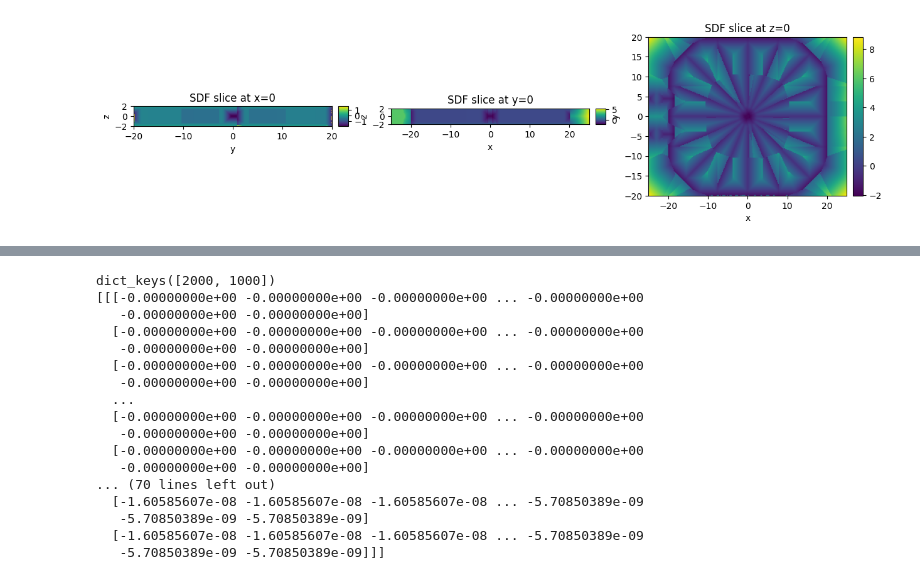
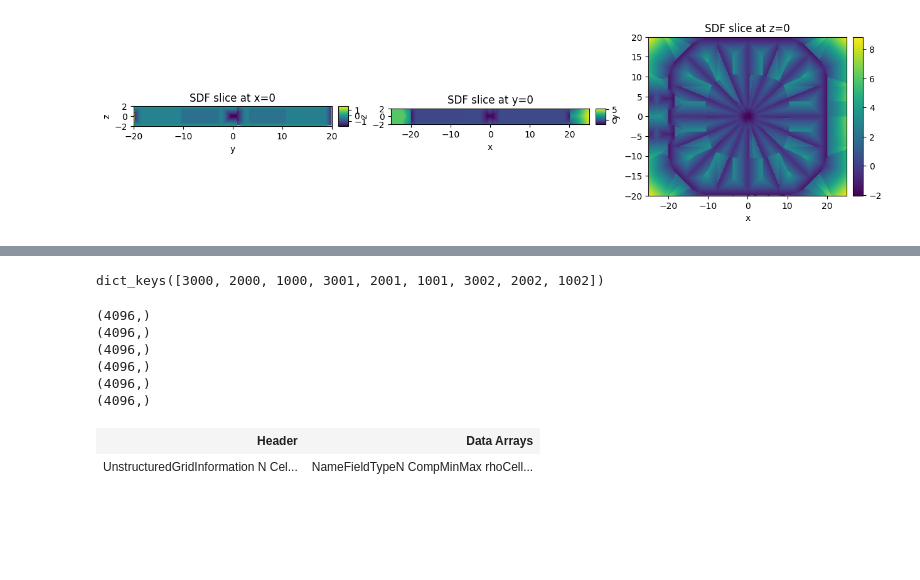
Before and after one commit to pasteurlabs/tesseract-jax, a Jupyter notebook: examples/ansys/optim_grid.ipynb, the cells around one changed output, grey strips where cells are left out. Saved outputs shown, nothing was run; the diff lists cells and outputs as text; code cells hidden in the pictures; blank space fills up the shorter version.

```diff
--- a/examples/ansys/optim_grid.ipynb
+++ b/examples/ansys/optim_grid.ipynb
@@ -374,16 +410,22 @@ Mesh points: 4894, Mesh faces: 3648
 # Lets export it to a .vtk using pyvista
 
 
-def hex_to_pyvista(pts: np.ndarray, faces: np.ndarray) -> pv.UnstructuredGrid:
+def hex_to_pyvista(
+    pts: jax.typing.ArrayLike, faces: jax.typing.ArrayLike, cell_data: dict
+) -> pv.UnstructuredGrid:
     """Convert hex mesh defined by points and faces into a PyVista UnstructuredGrid.
 
     Args:
         pts: Array of point coordinates, shape (N, 3).
         faces: Array of hexahedral cell connectivity, shape (M, 8).
+        cell_data: additional cell center data.
 
     Returns:
         PyVista mesh representing the hexahedral grid.
     """
+    pts = np.array(pts)
+    faces = np.array(faces)
+
     # Define the cell type for hexahedrons (VTK_HEXAHEDRON = 12)
     cell_type = pv.CellType.HEXAHEDRON
     cell_types = np.array([cell_type] * faces.shape[0], dtype=np.uint8)
@@ -397,14 +439,20 @@ def hex_to_pyvista(pts: np.ndarray, faces: np.ndarray) -> pv.UnstructuredGrid:
     # Flatten the cells array for PyVista
     cells = cells.flatten()
 
-    return pv.UnstructuredGrid(cells, cell_types, pts)
+    mesh = pv.UnstructuredGrid(cells, cell_types, pts)
+
+    # Add cell data
+    for name, data in cell_data.items():
+        mesh.cell_data[name] = data
+
+    return mesh
 
 
 # convert arrays to numpy
 pts_np = np.array(adaptive_mesh["points"])
 cells_np = np.array(adaptive_mesh["faces"])
 
-hex_mesh = hex_to_pyvista(pts_np, cells_np)
+hex_mesh = hex_to_pyvista(pts_np, cells_np, {"rho": mesher_out["mesh_cell_values"]})
 
 print(hex_mesh)
 
@@ -880,25 +906,31 @@ Iteration 1, Loss: 881815.69
+# %%
+print(grad_storage.keys())
+# %% [output]
+dict_keys([3000, 2000, 1000, 3001, 2001, 1001, 3002, 2002, 1002])
+# %%
+for i in range(n_steps):
+    mesh = aux_hist[i]["hex_mesh"]
+    rho_dot = grad_storage[i + 3000][1][: len(mesh["faces"])][:, 0]
+    print(mesh["rho"].shape)
+    print(rho_dot.shape)
+    pv_mesh = hex_to_pyvista(
+        mesh["points"], mesh["faces"], {"rho": mesh["rho"], "rho_dot": rho_dot}
+    )
+    pv_mesh.save(f"vtks/fem_shapeopt_mesh{i + 1}.vtk")
+# %% [output]
+(4096,)
+(4096,)
+(4096,)
+(4096,)
+(4096,)
+(4096,)
 # %%
-print(grad_storage.keys())
-# print(grad_storage[2000][0])
-print(grad_storage[2000][1])
+# store intermediate grads as vtks
+
+hex_to_pyvista(pts_np, cells_np, {"rho": mesher_out["mesh_cell_values"]})
 # %% [output]
-dict_keys([2000, 1000])
-[[[-0.00000000e+00 -0.00000000e+00 -0.00000000e+00 ... -0.00000000e+00
-   -0.00000000e+00 -0.00000000e+00]
-  [-0.00000000e+00 -0.00000000e+00 -0.00000000e+00 ... -0.00000000e+00
-   -0.00000000e+00 -0.00000000e+00]
-  [-0.00000000e+00 -0.00000000e+00 -0.00000000e+00 ... -0.00000000e+00
-   -0.00000000e+00 -0.00000000e+00]
-  ...
-  [-0.00000000e+00 -0.00000000e+00 -0.00000000e+00 ... -0.00000000e+00
-   -0.00000000e+00 -0.00000000e+00]
-  [-0.00000000e+00 -0.00000000e+00 -0.00000000e+00 ... -0.00000000e+00
-   -0.00000000e+00 -0.00000000e+00]
-... (70 lines left out)
-  [-1.60585607e-08 -1.60585607e-08 -1.60585607e-08 ... -5.70850389e-09
-   -5.70850389e-09 -5.70850389e-09]
-  [-1.60585607e-08 -1.60585607e-08 -1.60585607e-08 ... -5.70850389e-09
-   -5.70850389e-09 -5.70850389e-09]]]
+| Header | Data Arrays |
+| UnstructuredGridInformation N Cel... | NameFieldTypeN CompMinMax rhoCell... |
 # %%
 plt.plot(loss_hist, marker="o")
 plt.yscale("log")
```
Also changed, not shown: parts of 14 cells of this notebook, 7 other files.
